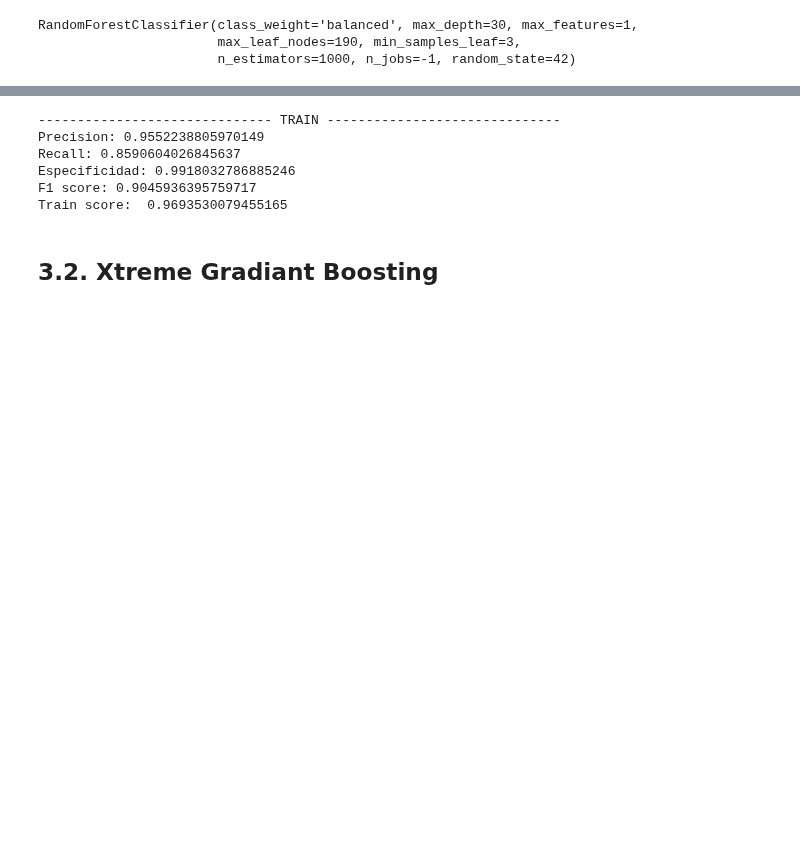
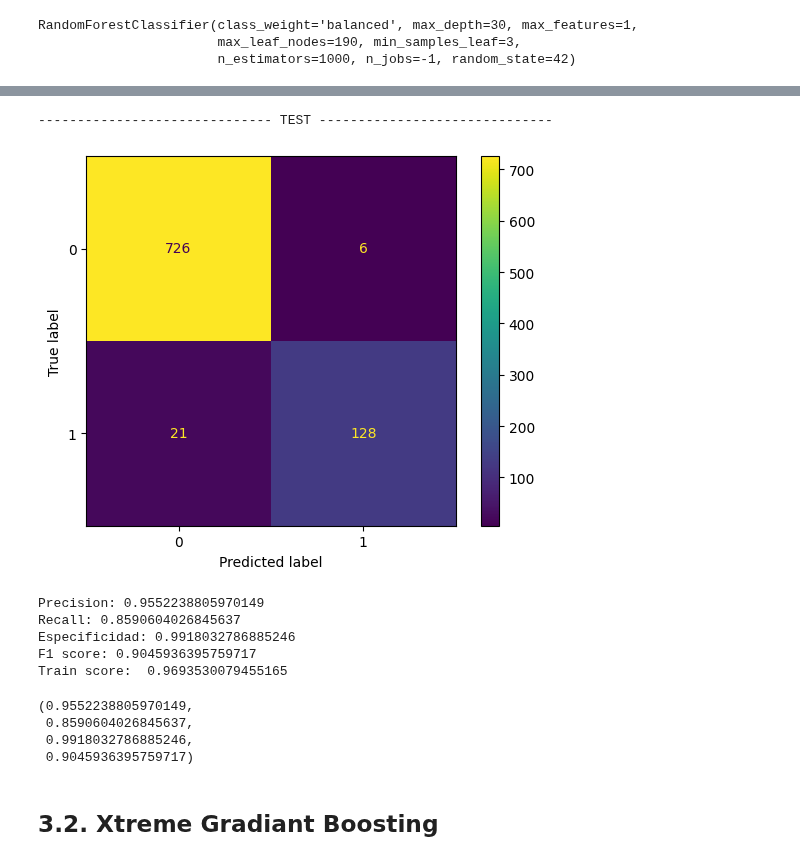
Before and after one commit to AlexanderBedoyaC/pediccion_abandono_empleo, a Jupyter notebook: 9. Modelos - Manual.ipynb, the cells around one changed output, grey strips where cells are left out. Saved outputs shown, nothing was run; the diff lists cells and outputs as text; code cells hidden in the pictures; blank space fills up the shorter version.

```diff
--- a/9. Modelos - Manual.ipynb
+++ b/9. Modelos - Manual.ipynb
@@ -86,12 +91,17 @@ Train score:  0.9928977272727273
 # %%
-utils.metricas(X_test,y_test,rf)
+utils.metricas(rf,X_test,y_test,"TEST")
 # %% [output]
------------------------------- TRAIN ------------------------------
-Precision: 0.9552238805970149
-Recall: 0.8590604026845637
-Especificidad: 0.9918032786885246
-F1 score: 0.9045936395759717
-Train score:  0.9693530079455165
+------------------------------ TEST ------------------------------
+[figure, added]
+Precision: 0.9552238805970149
+Recall: 0.8590604026845637
+Especificidad: 0.9918032786885246
+F1 score: 0.9045936395759717
+Train score:  0.9693530079455165
+(0.9552238805970149,
+ 0.8590604026845637,
+ 0.9918032786885246,
+ 0.9045936395759717)
 # %% [markdown]
 ## 3.2. Xtreme Gradiant Boosting
 # %%
```
Also changed, not shown: parts of 5 cells of this notebook.
